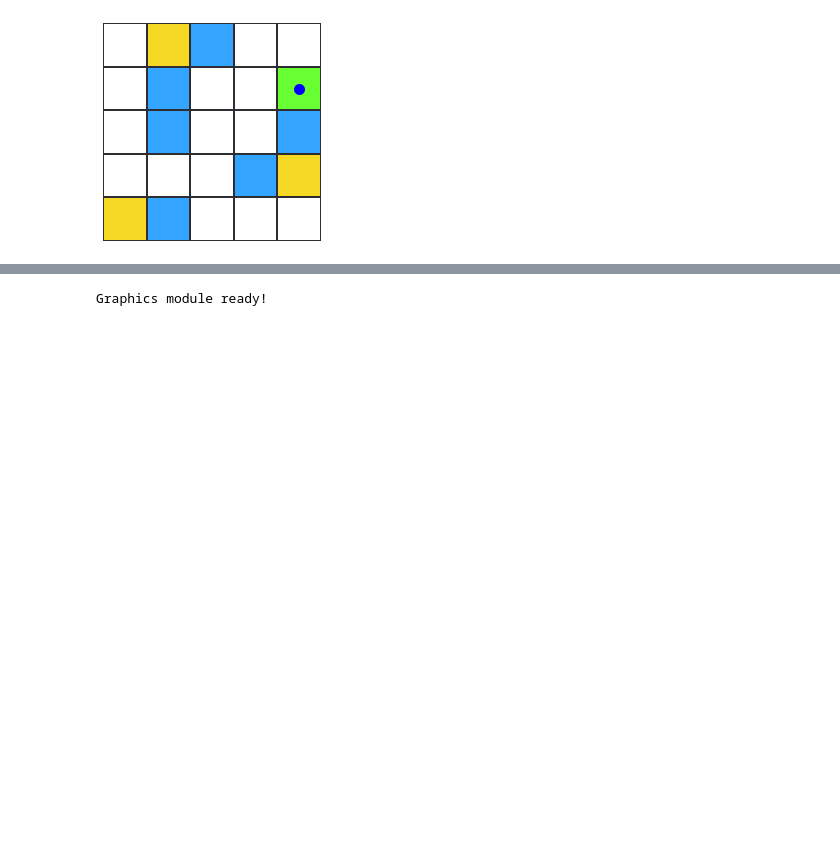
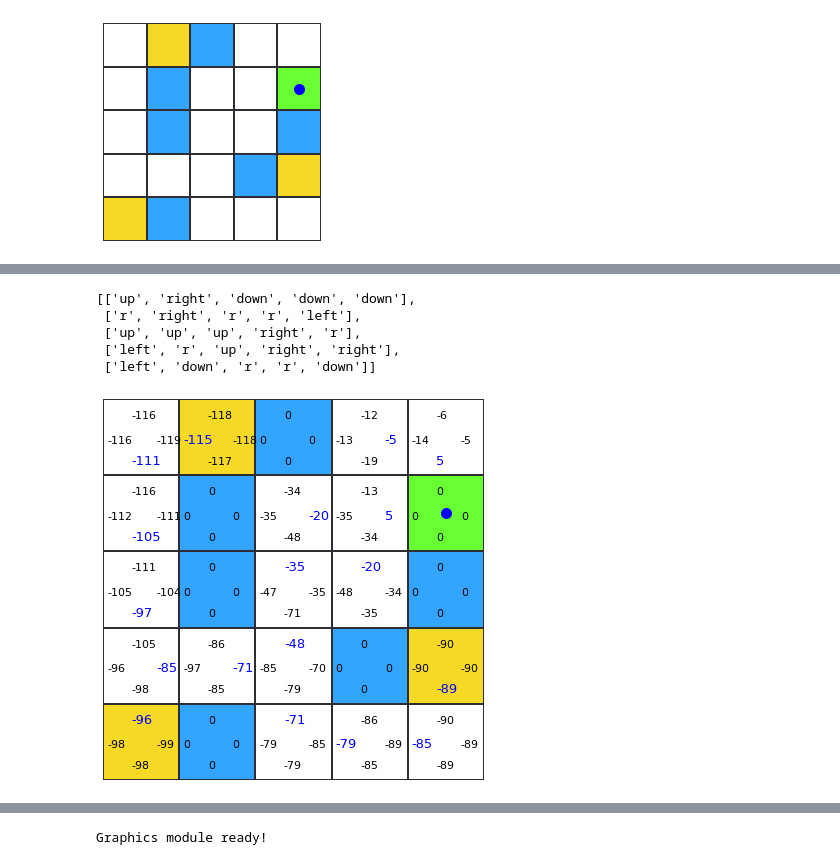
Before and after one commit to Juanchobanano/StocksPrediction, a Jupyter notebook: MonteCarlo Learning.ipynb, the cells around one changed output, grey strips where cells are left out. Cells and saved outputs as stored; diff of their text form; code cells hidden in the pictures; blank space fills up the shorter version.

```diff
--- a/MonteCarlo Learning.ipynb
+++ b/MonteCarlo Learning.ipynb
@@ -865,0 +914,24 @@ agent.policy
+# %%
+# Update policy.
+for x in range(0, 5):
+    for y in range(0, 5):
+        q_values = list()
+        for action in range(0, 4):
+            q_values.append(policy_control.q_value_table[x][y][action])
+        if not q_values == [0, 0, 0, 0]:
+            best_q = max(q_values)
+            best_q = q_values.index(best_q)
+            agent.policy[x][y] = agent.actions[best_q]
+agent.policy
+# %% [output]
+[['up', 'right', 'down', 'down', 'down'],
+ ['r', 'right', 'r', 'r', 'left'],
+ ['up', 'up', 'up', 'right', 'r'],
+ ['left', 'r', 'up', 'right', 'right'],
+ ['left', 'down', 'r', 'r', 'down']]
+# %%
+agent.setPosition(0, 0)
+game = Game(environment, agent, policy_control.q_value_table)
+game.update(secs = 0.5, plot_values = True)
+# %% [output]
+[figure, added]
```
Also changed, not shown: parts of 11 cells of this notebook, 2 other files.
